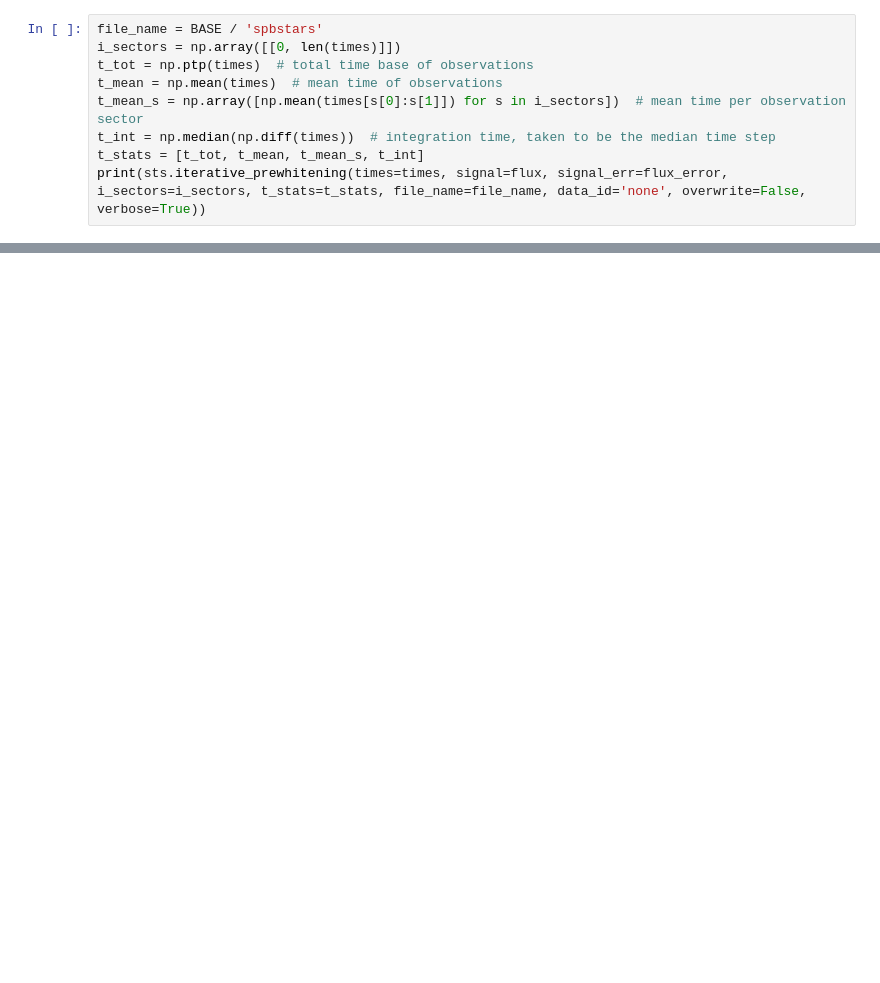
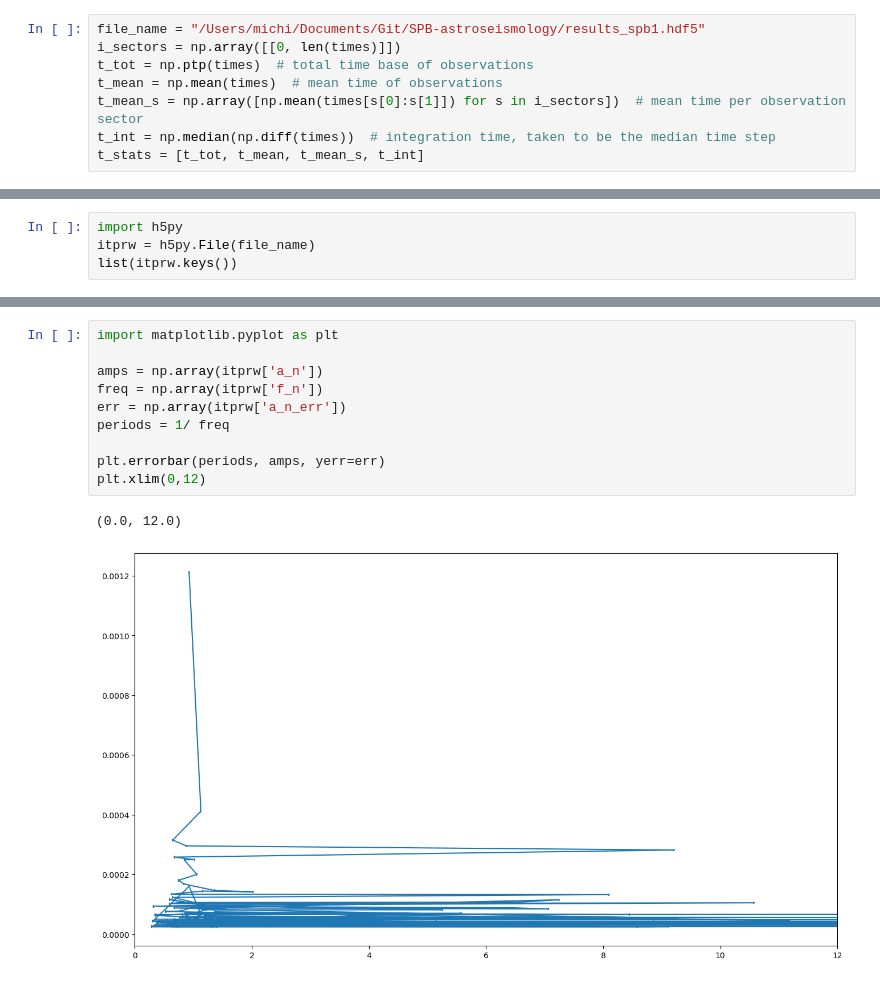
Before and after one commit to Professor-64/SPB-astroseismology, a Jupyter notebook: test_starshadow.ipynb, the cells around one changed output, grey strips where cells are left out. Cells and saved outputs as stored; diff of their text form; blank space fills up the shorter version.

```diff
--- a/test_starshadow.ipynb
+++ b/test_starshadow.ipynb
@@ -21,11 +27,10 @@ times = np.array(df['time'])
 flux = np.array(df['flux'])
 flux_error = np.array(df['flux_err'])
 # %%
-file_name = BASE / 'spbstars'
+file_name = "/Users/michi/Documents/Git/SPB-astroseismology/results_spb1.hdf5"
 i_sectors = np.array([[0, len(times)]])
 t_tot = np.ptp(times)  # total time base of observations
 t_mean = np.mean(times)  # mean time of observations
 t_mean_s = np.array([np.mean(times[s[0]:s[1]]) for s in i_sectors])  # mean time per observation sector
 t_int = np.median(np.diff(times))  # integration time, taken to be the median time step
 t_stats = [t_tot, t_mean, t_mean_s, t_int]
-print(sts.iterative_prewhitening(times=times, signal=flux, signal_err=flux_error, i_sectors=i_sectors, t_stats=t_stats, file_name=file_name, data_id='none', overwrite=False, verbose=True))
@@ -38,0 +70,4 @@ File "..\..\..\miniconda3\envs\starshadow\lib\site-packages\star_shadow\analysis
+# %%
+import h5py
+itprw = h5py.File(file_name)
+list(itprw.keys())
@@ -38,0 +92,13 @@ File "..\..\..\miniconda3\envs\starshadow\lib\site-packages\star_shadow\analysis
+# %%
+import matplotlib.pyplot as plt
+
+amps = np.array(itprw['a_n'])
+freq = np.array(itprw['f_n'])
+err = np.array(itprw['a_n_err'])
+periods = 1/ freq
+
+plt.errorbar(periods, amps, yerr=err)
+plt.xlim(0,12)
+# %% [output]
+(0.0, 12.0)
+[figure, added]
```
Also changed, not shown: parts of 7 cells of this notebook, 4 other files.
